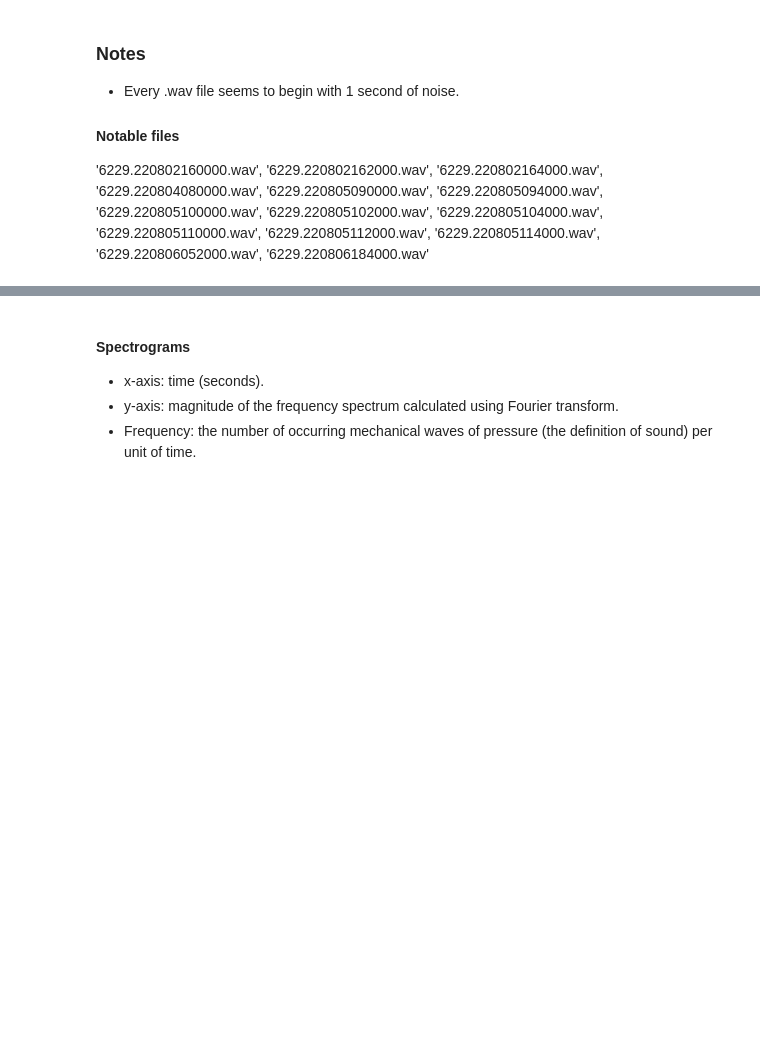
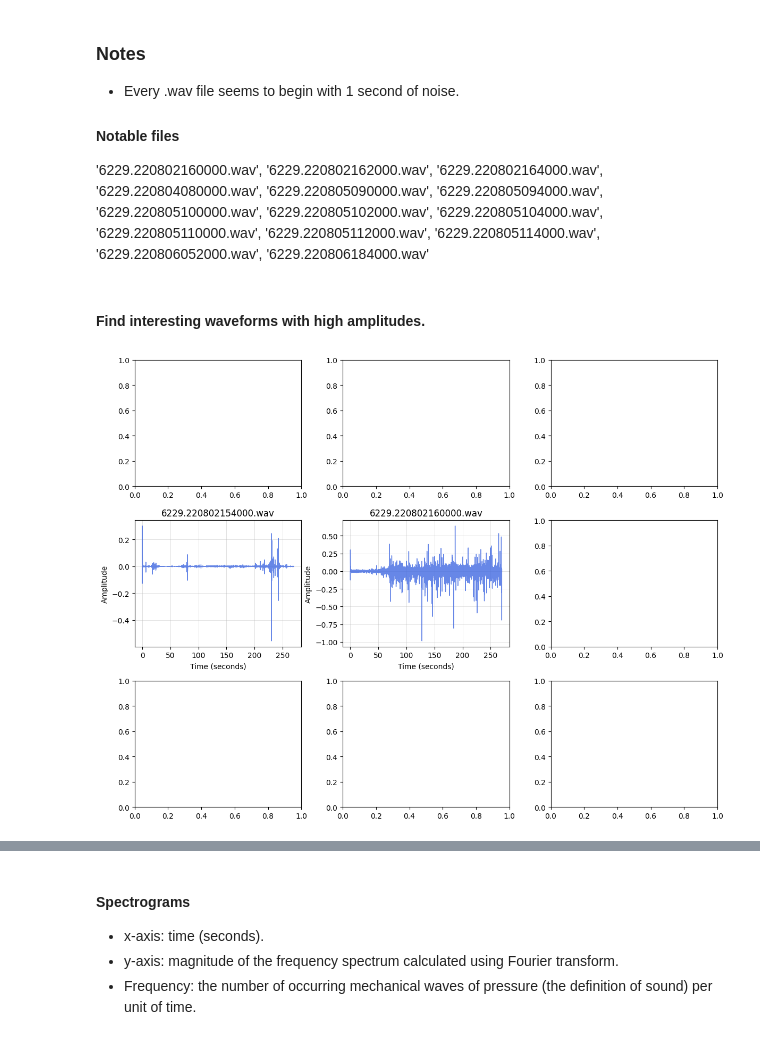
Before and after one commit to ChristerKoldLindholm/bsc-christerkl, a Jupyter notebook: data_exploration.ipynb, the cells around one changed output, grey strips where cells are left out. Cells and saved outputs as stored; diff of their text form; code cells hidden in the pictures; blank space fills up the shorter version.

```diff
--- a/data_exploration.ipynb
+++ b/data_exploration.ipynb
@@ -91,7 +100,7 @@ plot_waveform_fast(waveform, sample_rate)
 #### Data loader
 Based on https://docs.pytorch.org/tutorials/beginner/basics/data_tutorial.html
 # %%
-start_idx = 9*40 # Create a data subset to skip noise waveforms.
+start_idx = 8 # Create a data subset to skip noise waveforms.
 dataset = utils.AudioDataset(data_path, target_sr=sample_rate, max_secs=None)
 subset = Subset(dataset, range(start_idx, len(dataset)))
 loader = DataLoader(subset, batch_size=1, shuffle=False) # Only shuffle data when training.
@@ -125,3 +134,37 @@ plt.show()
 
 #### Notable files
 '6229.220802160000.wav', '6229.220802162000.wav', '6229.220802164000.wav', '6229.220804080000.wav', '6229.220805090000.wav', '6229.220805094000.wav', '6229.220805100000.wav', '6229.220805102000.wav', '6229.220805104000.wav', '6229.220805110000.wav', '6229.220805112000.wav', '6229.220805114000.wav', '6229.220806052000.wav', '6229.220806184000.wav'
+# %% [markdown]
+#### Find interesting waveforms with high amplitudes.
+# %%
+s_idx = int(3 * sample_rate)
+max_iter = 10
+ampl_threshold = 0.3
+ampl_frac = 10e-6
+wave_list = []
+
+max_points = 30_000
+rows, cols = 3, 3
+fig, axes = plt.subplots(rows, cols, figsize=(12, 9))
+axes = axes.flatten()
+
+i = 0
+for waves, srs, paths in loader:
+    if len(wave_list) >= max_iter:
+        break
+    for w, sr, path in zip(waves, srs, paths):
+        waveclip = w[0, s_idx:] # Exclude the first corrupted seconds of every recording.
+        wavepeak = float(waveclip.abs().max().item())
+        wavefrac = float((waveclip.abs() >= ampl_threshold).float().mean().item())
+        i += 1
+        if wavepeak >= ampl_threshold and wavefrac >= ampl_frac:
+            p = Path(path).name
+            wave_list.append((w, sr, path))
+            if i >= rows*cols:
+                break
+            plot_waveform_fast(w, sr, max_points, title=p, ax=axes[i])
+
+plt.tight_layout()
+plt.show()
+# %% [output]
+[figure, added]
```
Also changed, not shown: parts of 9 cells of this notebook.
